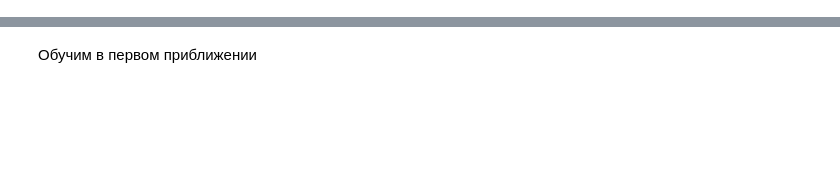
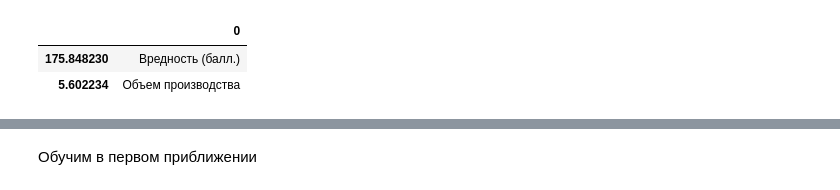
Before and after one commit to alscovidny/test_ecopsy, a Jupyter notebook: test_ecopsy.ipynb, the cells around one changed output, grey strips where cells are left out. Drawn from its saved outputs; the diff is of its cells as text; code cells hidden in the pictures; blank space fills up the shorter version.

```diff
--- a/test_ecopsy.ipynb
+++ b/test_ecopsy.ipynb
@@ -109,0 +71,30 @@ anon_df
+# %%
+df = main_df.copy() # копируем исходный массив данных
+df = df[df['Профессия'] == 'Уборщик']
+
+
+
+df['Объем производства'] = df['Объем производства'] - 580
+
+# удаляем ненужные столбцы, нам интересны только вредность и объём производства.
+df = df.drop(columns = ['FIO', 'Месяц', 'Оборудование','Профессия', 'Разряд'])
+
+df
+
+# ubor_df
+# # #
+y_ = df['Доход']
+X_= df.drop(columns = ['Доход'])
+X_
+regr = LinearRegression()
+regr.fit(X_, y_)
+
+y = regr.predict(X_)
+
+min(y_ - y), max(y_ - y)
+pd.DataFrame(regr.feature_names_in_, regr.coef_)
+# regr.intercept_
+# %% [output]
+|  | 0 |
+| 175.848230 | Вредность (балл.) |
+| 5.602234 | Объем производства |
```
Also changed, not shown: parts of 36 cells of this notebook.
